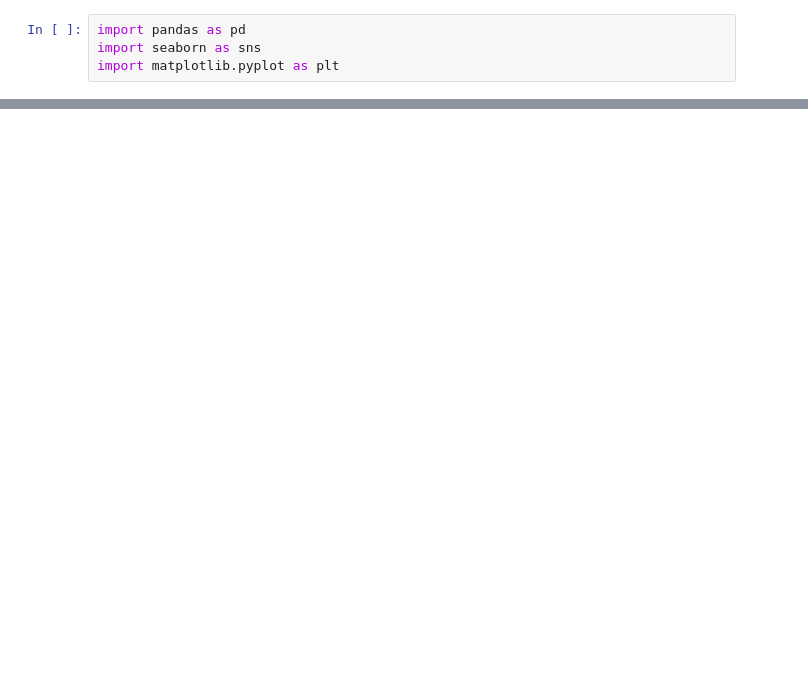
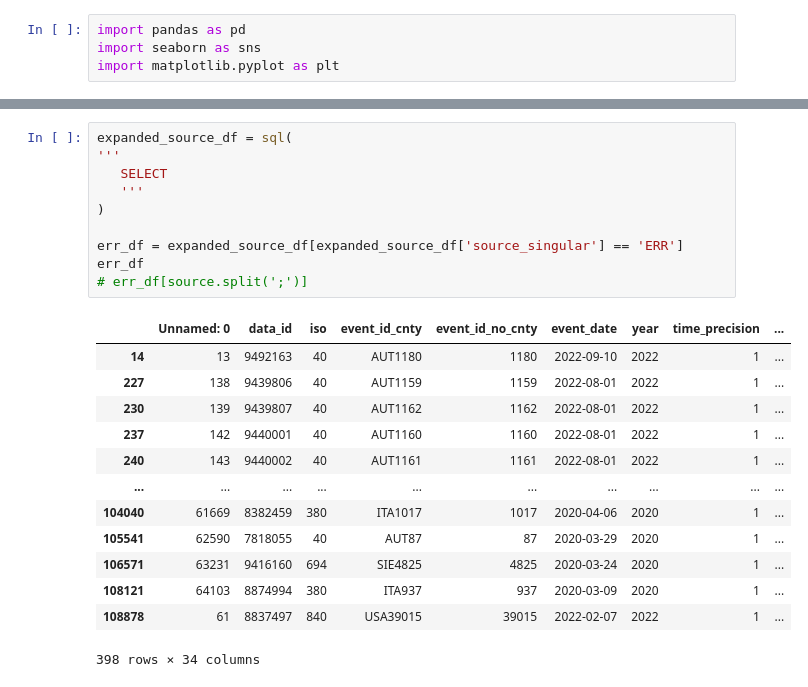
Before and after one commit to bradywilky/data_providers, a Jupyter notebook: data/expand_sources.ipynb, the cells around one changed output, grey strips where cells are left out. Saved outputs shown, nothing was run; the diff lists cells and outputs as text; blank space fills up the shorter version.

```diff
--- a/data/expand_sources.ipynb
+++ b/data/expand_sources.ipynb
@@ -60,0 +61,24 @@ expanded_source_df[expanded_source_df['source_singular'].str.len()<expanded_sour
+# %%
+expanded_source_df = sql(
+'''
+   SELECT
+   '''
+)
+
+err_df = expanded_source_df[expanded_source_df['source_singular'] == 'ERR']
+err_df
+# err_df[source.split(';')]
+# %% [output]
+|  | Unnamed: 0 | data_id | iso | event_id_cnty | event_id_no_cnty | event_date | year | time_precision | ... |
+| 14 | 13 | 9492163 | 40 | AUT1180 | 1180 | 2022-09-10 | 2022 | 1 | ... |
+| 227 | 138 | 9439806 | 40 | AUT1159 | 1159 | 2022-08-01 | 2022 | 1 | ... |
+| 230 | 139 | 9439807 | 40 | AUT1162 | 1162 | 2022-08-01 | 2022 | 1 | ... |
+| 237 | 142 | 9440001 | 40 | AUT1160 | 1160 | 2022-08-01 | 2022 | 1 | ... |
+| 240 | 143 | 9440002 | 40 | AUT1161 | 1161 | 2022-08-01 | 2022 | 1 | ... |
+| ... | ... | ... | ... | ... | ... | ... | ... | ... | ... |
+| 104040 | 61669 | 8382459 | 380 | ITA1017 | 1017 | 2020-04-06 | 2020 | 1 | ... |
+| 105541 | 62590 | 7818055 | 40 | AUT87 | 87 | 2020-03-29 | 2020 | 1 | ... |
+| 106571 | 63231 | 9416160 | 694 | SIE4825 | 4825 | 2020-03-24 | 2020 | 1 | ... |
+| 108121 | 64103 | 8874994 | 380 | ITA937 | 937 | 2020-03-09 | 2020 | 1 | ... |
+| 108878 | 61 | 8837497 | 840 | USA39015 | 39015 | 2022-02-07 | 2022 | 1 | ... |
+398 rows × 34 columns
```
Also changed, not shown: parts of 4 cells of this notebook, 1 other file.
